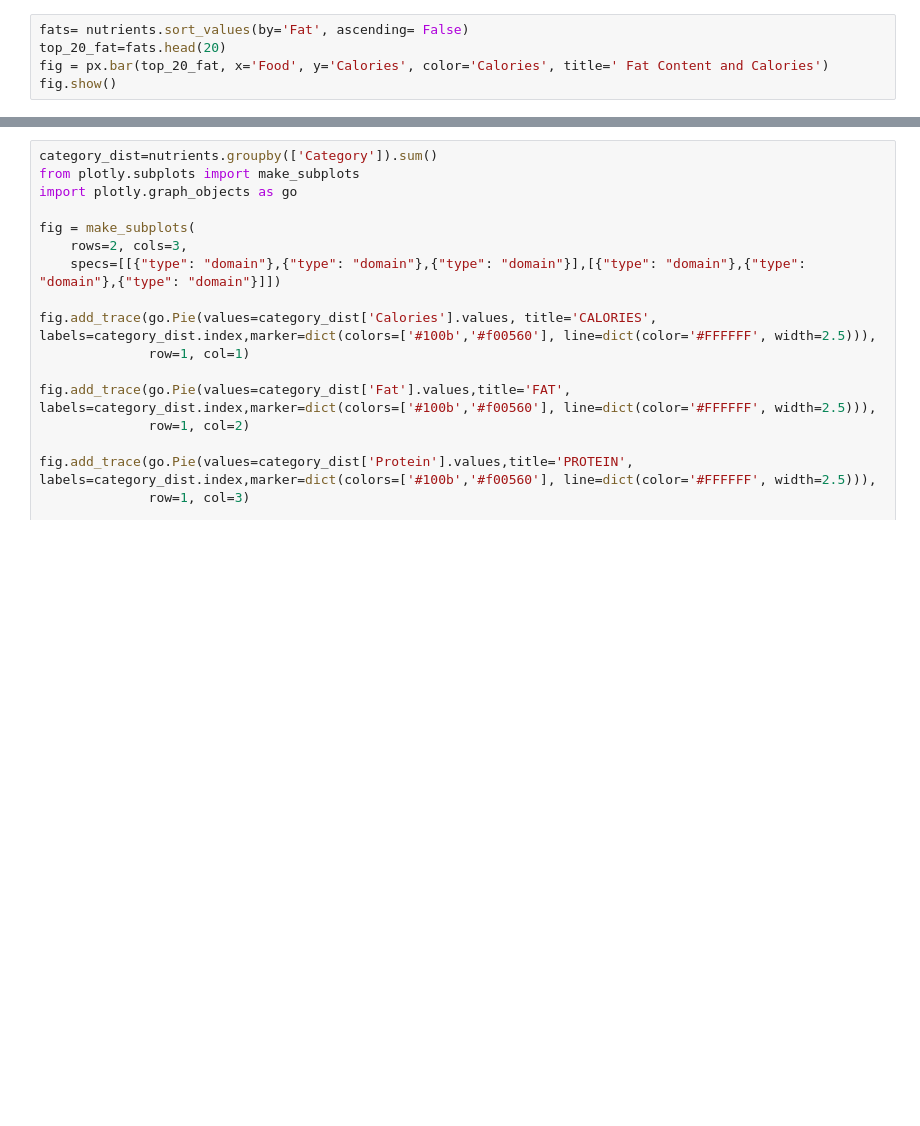
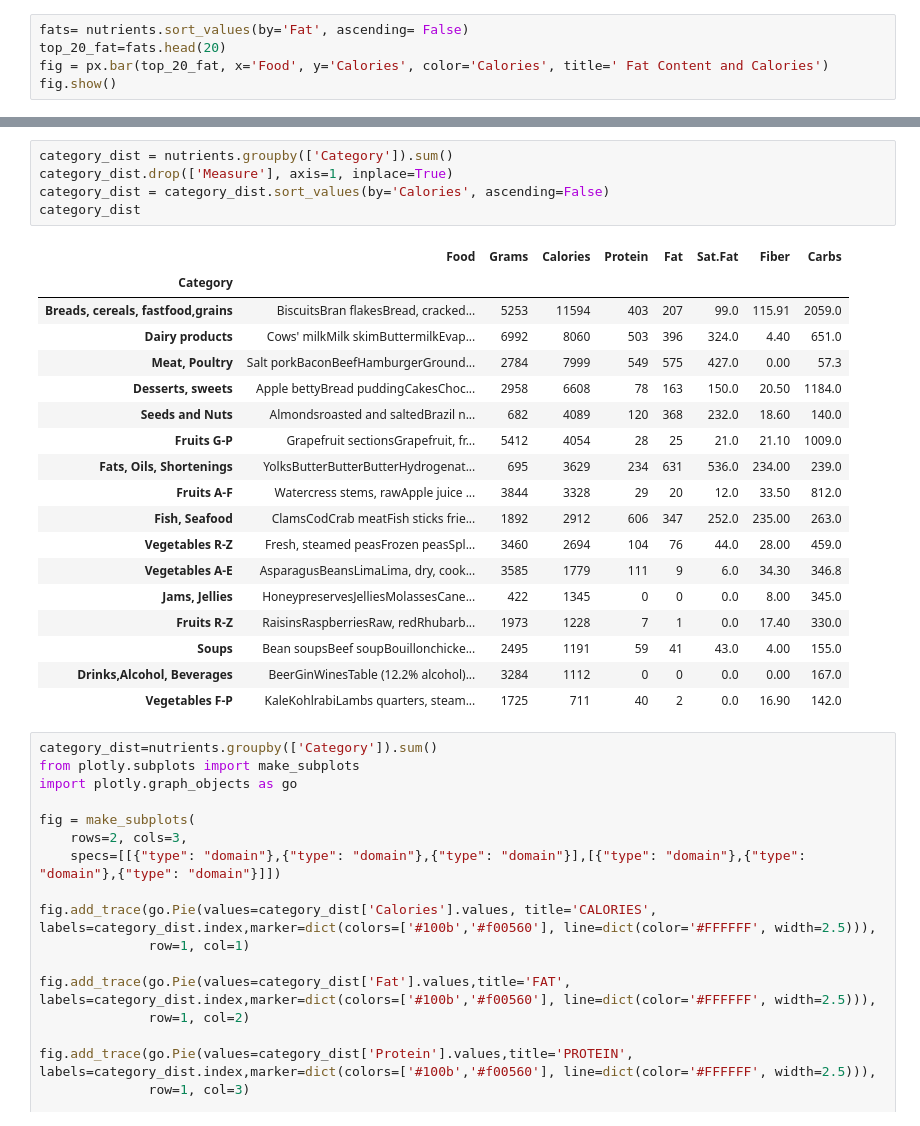
Before and after one commit to imshresth0810/btp, a Jupyter notebook: btp.ipynb, the cells around one changed output, grey strips where cells are left out. Saved outputs shown, nothing was run; the diff lists cells and outputs as text; blank space fills up the shorter version.

```diff
--- a/btp.ipynb
+++ b/btp.ipynb
@@ -166,3 +145,27 @@ category_dist
+# %%
+category_dist = nutrients.groupby(['Category']).sum()
+category_dist.drop(['Measure'], axis=1, inplace=True)
+category_dist = category_dist.sort_values(by='Calories', ascending=False)
+category_dist
+# %% [output]
+|  | Food | Grams | Calories | Protein | Fat | Sat.Fat | Fiber | Carbs |
+| Category |  |  |  |  |  |  |  |  |
+| Breads, cereals, fastfood,grains | BiscuitsBran flakesBread, cracked... | 5253 | 11594 | 403 | 207 | 99.0 | 115.91 | 2059.0 |
+| Dairy products | Cows' milkMilk skimButtermilkEvap... | 6992 | 8060 | 503 | 396 | 324.0 | 4.40 | 651.0 |
+| Meat, Poultry | Salt porkBaconBeefHamburgerGround... | 2784 | 7999 | 549 | 575 | 427.0 | 0.00 | 57.3 |
+| Desserts, sweets | Apple bettyBread puddingCakesChoc... | 2958 | 6608 | 78 | 163 | 150.0 | 20.50 | 1184.0 |
+| Seeds and Nuts | Almondsroasted and saltedBrazil n... | 682 | 4089 | 120 | 368 | 232.0 | 18.60 | 140.0 |
+| Fruits G-P | Grapefruit sectionsGrapefruit, fr... | 5412 | 4054 | 28 | 25 | 21.0 | 21.10 | 1009.0 |
+| Fats, Oils, Shortenings | YolksButterButterButterHydrogenat... | 695 | 3629 | 234 | 631 | 536.0 | 234.00 | 239.0 |
+| Fruits A-F | Watercress stems, rawApple juice ... | 3844 | 3328 | 29 | 20 | 12.0 | 33.50 | 812.0 |
+| Fish, Seafood | ClamsCodCrab meatFish sticks frie... | 1892 | 2912 | 606 | 347 | 252.0 | 235.00 | 263.0 |
+| Vegetables R-Z | Fresh, steamed peasFrozen peasSpl... | 3460 | 2694 | 104 | 76 | 44.0 | 28.00 | 459.0 |
+| Vegetables A-E | AsparagusBeansLimaLima, dry, cook... | 3585 | 1779 | 111 | 9 | 6.0 | 34.30 | 346.8 |
+| Jams, Jellies | HoneypreservesJelliesMolassesCane... | 422 | 1345 | 0 | 0 | 0.0 | 8.00 | 345.0 |
+| Fruits R-Z | RaisinsRaspberriesRaw, redRhubarb... | 1973 | 1228 | 7 | 1 | 0.0 | 17.40 | 330.0 |
+| Soups | Bean soupsBeef soupBouillonchicke... | 2495 | 1191 | 59 | 41 | 43.0 | 4.00 | 155.0 |
+| Drinks,Alcohol, Beverages | BeerGinWinesTable (12.2% alcohol)... | 3284 | 1112 | 0 | 0 | 0.0 | 0.00 | 167.0 |
+| Vegetables F-P | KaleKohlrabiLambs quarters, steam... | 1725 | 711 | 40 | 2 | 0.0 | 16.90 | 142.0 |
 # %%
 category_dist=nutrients.groupby(['Category']).sum()
 from plotly.subplots import make_subplots
```
Also changed, not shown: parts of 2 cells of this notebook.
